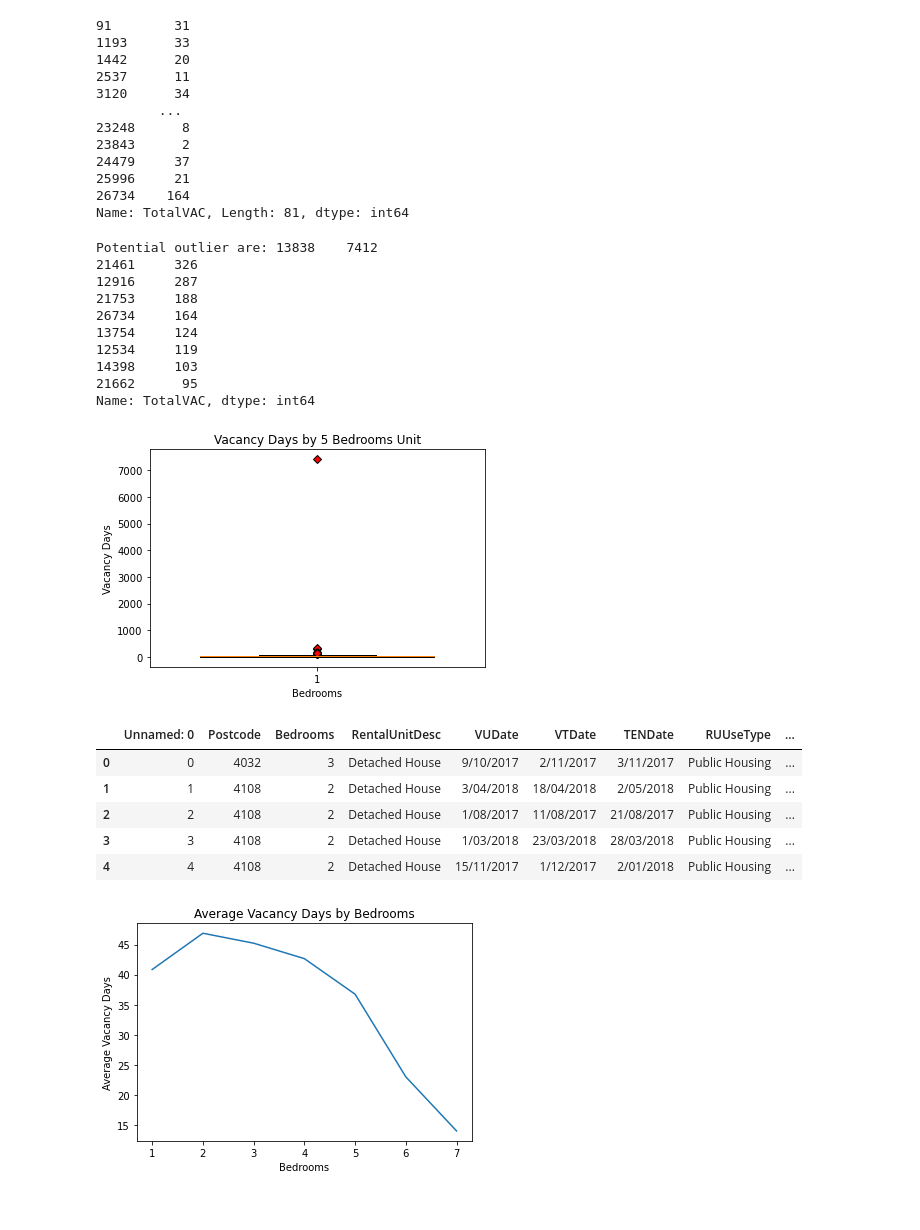
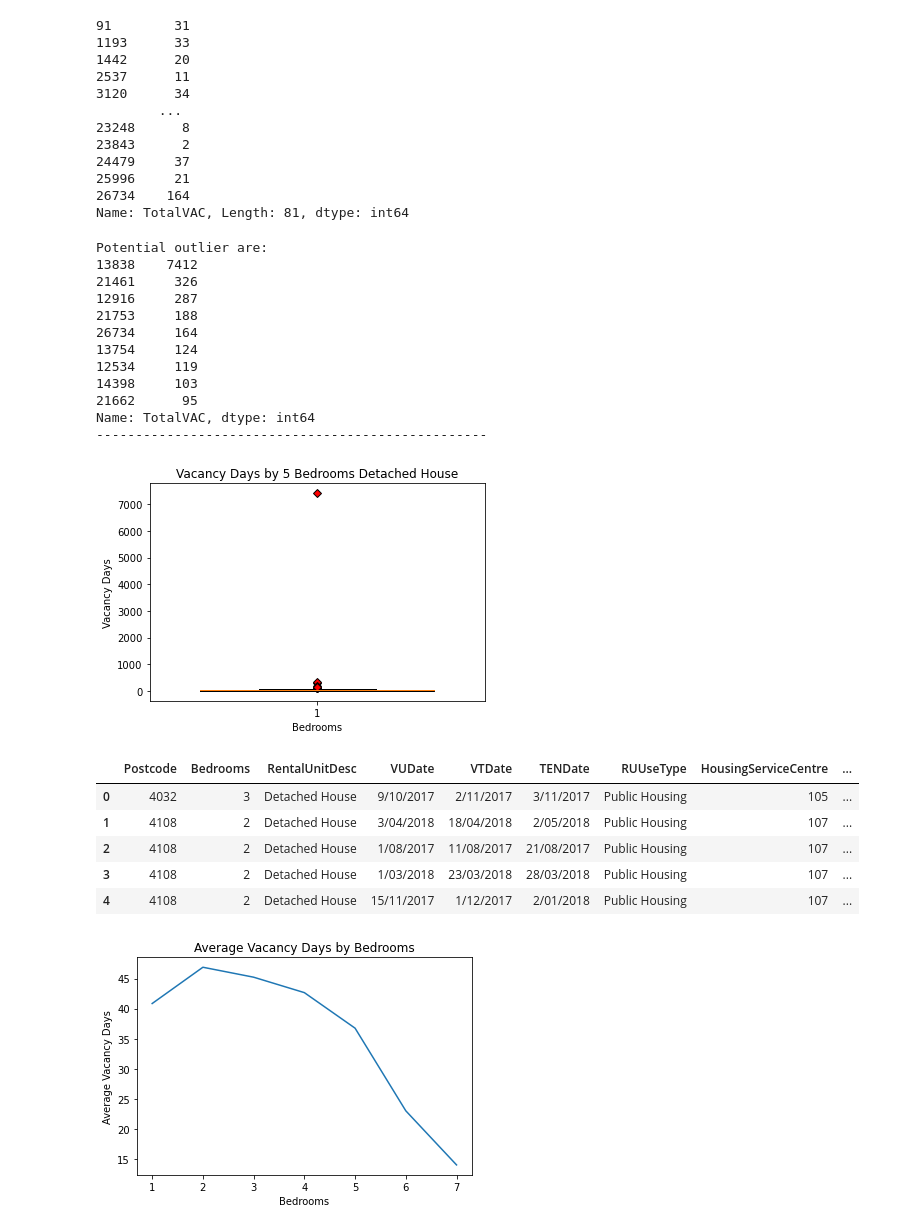
Before and after one commit to Anguyensfg/project-1, a Jupyter notebook: Analysis.ipynb, the cells around one changed output. Cells and saved outputs as stored; diff of their text form; code cells hidden in the pictures.

```diff
--- a/Analysis.ipynb
+++ b/Analysis.ipynb
@@ -165,12 +143,14 @@ def quartiles(df):
     outliers = df.loc[(df< lower_bound) | (df > upper_bound)]
     outliers.sort_values(inplace=True, ascending=False)
     if len(outliers) > 0:
-        print(f'Potential outlier are: {outliers}')
-    return outliers
+        print(f'Potential outlier are: \n{outliers}')
+    print("--------------------------------------------------")
+    return
 
-outliers= quartiles(five_bed_detached_vdays)
+quartiles(five_bed_detached_vdays)
 # %% [output]
-Potential outlier are: 13838    7412
+Potential outlier are:
+13838    7412
 21461     326
 12916     287
 21753     188
@@ -180,31 +160,34 @@ Potential outlier are: 13838    7412
 14398     103
 21662      95
 Name: TotalVAC, dtype: int64
+--------------------------------------------------
 # %%
 # Generate a box plot of the 5 Bed Detached House Vacancy Days
 #Variable to change the colour of the potential outlier in boxplot
 red_diamond = dict(markerfacecolor='r', marker='D')
 # Generate a box plot
 fig1, ax1 = plt.subplots()
-ax1.set_title('Vacancy Days by 5 Bedrooms Unit')
+ax1.set_title('Vacancy Days by 5 Bedrooms Detached House')
 ax1.set_ylabel('Vacancy Days')
 ax1.set_xlabel('Bedrooms')
 ax1.boxplot(five_bed_detached_vdays, flierprops=red_diamond, widths = .7, vert=True)
 plt.show()
 # %% [output]
-[figure, old version]
+[figure, new version]
 # %%
 #Drop top 3 outliers index 13838, 21461, 12916
-new_df = df.drop(df.index[[13838, 21461, 12916]])#.drop(columns = 'Unnamed: 0')
-#Group by bedroom
-new_rooms_groupby = new_df.groupby(by='Bedrooms',as_index=False)['TotalVAC'].mean()
+new_df = df.drop([13838, 21461, 12916])
+#Drop unwanted columns
+new_df = new_df.drop(columns= 'Unnamed: 0')
+#Groupby by bedrooms
+rooms_groupby = new_df.groupby(by='Bedrooms',as_index=False)['TotalVAC'].mean()
 new_df.head()
 # %% [output]
-|  | Unnamed: 0 | Postcode | Bedrooms | RentalUnitDesc | VUDate | VTDate | TENDate | RUUseType | ... |
-| 0 | 0 | 4032 | 3 | Detached House | 9/10/2017 | 2/11/2017 | 3/11/2017 | Public Housing | ... |
-| 1 | 1 | 4108 | 2 | Detached House | 3/04/2018 | 18/04/2018 | 2/05/2018 | Public Housing | ... |
-| 2 | 2 | 4108 | 2 | Detached House | 1/08/2017 | 11/08/2017 | 21/08/2017 | Public Housing | ... |
-| 3 | 3 | 4108 | 2 | Detached House | 1/03/2018 | 23/03/2018 | 28/03/2018 | Public Housing | ... |
-| 4 | 4 | 4108 | 2 | Detached House | 15/11/2017 | 1/12/2017 | 2/01/2018 | Public Housing | ... |
+|  | Postcode | Bedrooms | RentalUnitDesc | VUDate | VTDate | TENDate | RUUseType | HousingServiceCentre | ... |
+| 0 | 4032 | 3 | Detached House | 9/10/2017 | 2/11/2017 | 3/11/2017 | Public Housing | 105 | ... |
+| 1 | 4108 | 2 | Detached House | 3/04/2018 | 18/04/2018 | 2/05/2018 | Public Housing | 107 | ... |
+| 2 | 4108 | 2 | Detached House | 1/08/2017 | 11/08/2017 | 21/08/2017 | Public Housing | 107 | ... |
+| 3 | 4108 | 2 | Detached House | 1/03/2018 | 23/03/2018 | 28/03/2018 | Public Housing | 107 | ... |
+| 4 | 4108 | 2 | Detached House | 15/11/2017 | 1/12/2017 | 2/01/2018 | Public Housing | 107 | ... |
 # %%
 #Plotting
```
Also changed, not shown: parts of 14 cells of this notebook, 2 other files.
